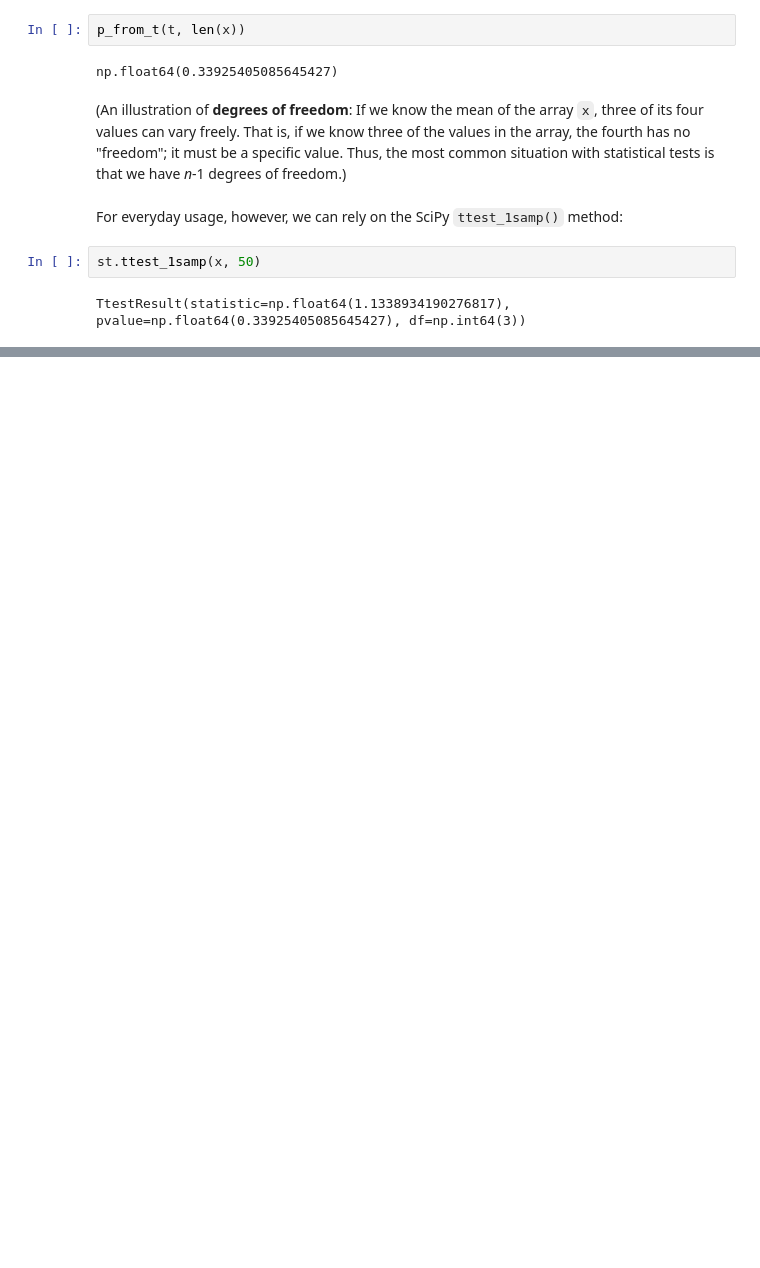
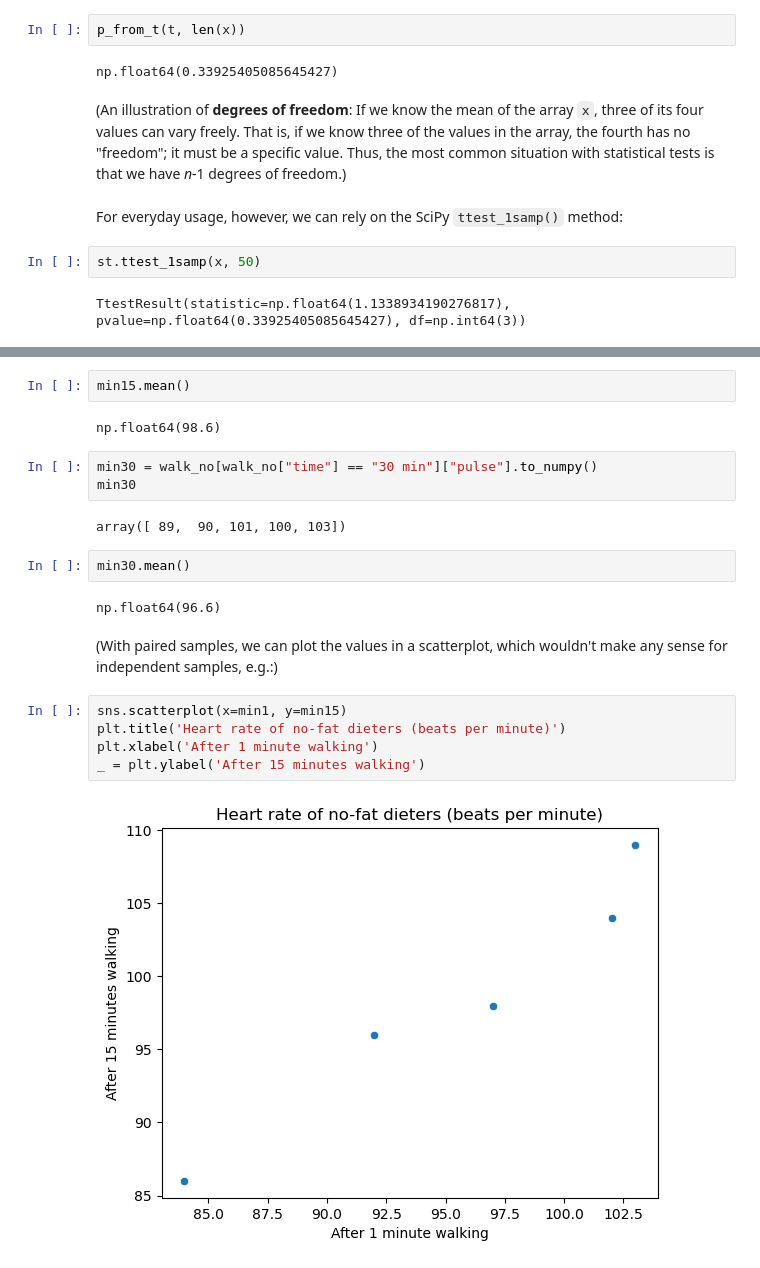
Before and after one commit to sjagadee/math_for_ai_ml, a Jupyter notebook: 6-statistics/2-comparing-means.ipynb, the cells around one changed output, grey strips where cells are left out. Saved outputs shown, nothing was run; the diff lists cells and outputs as text; blank space fills up the shorter version.

```diff
--- a/6-statistics/2-comparing-means.ipynb
+++ b/6-statistics/2-comparing-means.ipynb
@@ -63,0 +280,22 @@ TtestResult(statistic=np.float64(1.1338934190276817), pvalue=np.float64(0.339254
+# %%
+min15.mean()
+# %% [output]
+np.float64(98.6)
+# %%
+min30 = walk_no[walk_no["time"] == "30 min"]["pulse"].to_numpy()
+min30
+# %% [output]
+array([ 89,  90, 101, 100, 103])
+# %%
+min30.mean()
+# %% [output]
+np.float64(96.6)
+# %% [markdown]
+(With paired samples, we can plot the values in a scatterplot, which wouldn't make any sense for independent samples, e.g.:)
+# %%
+sns.scatterplot(x=min1, y=min15)
+plt.title('Heart rate of no-fat dieters (beats per minute)')
+plt.xlabel('After 1 minute walking')
+_ = plt.ylabel('After 15 minutes walking')
+# %% [output]
+[figure, added]
```
Also changed, not shown: parts of 78 cells of this notebook.
